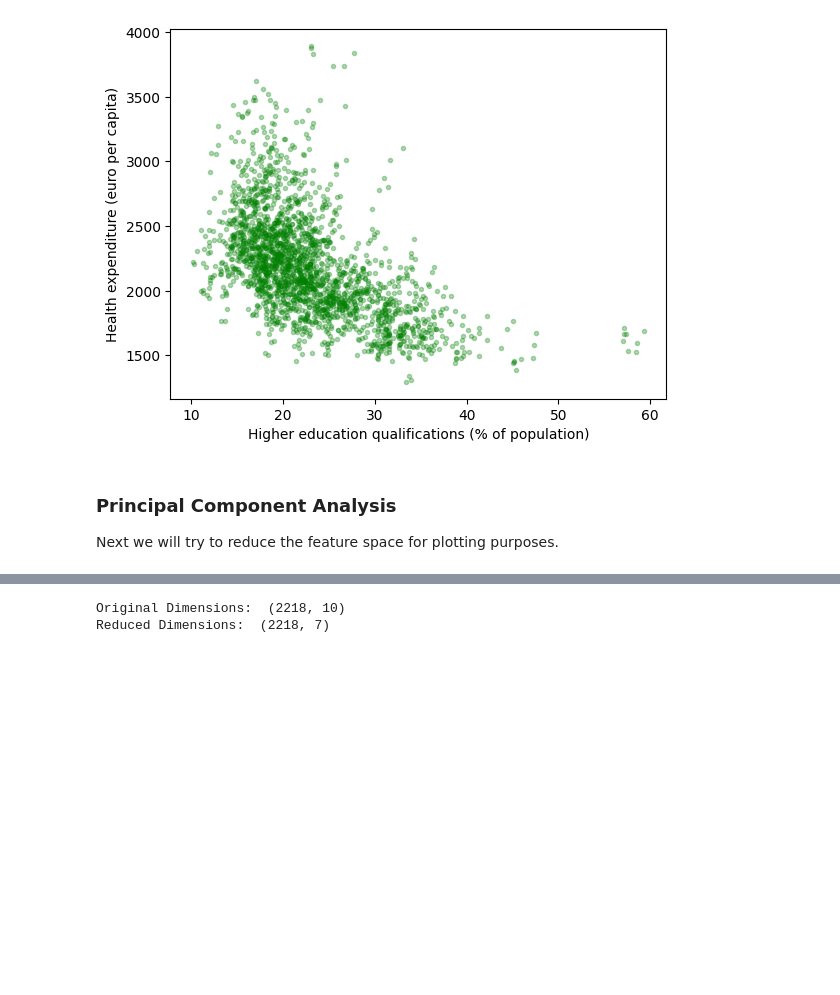
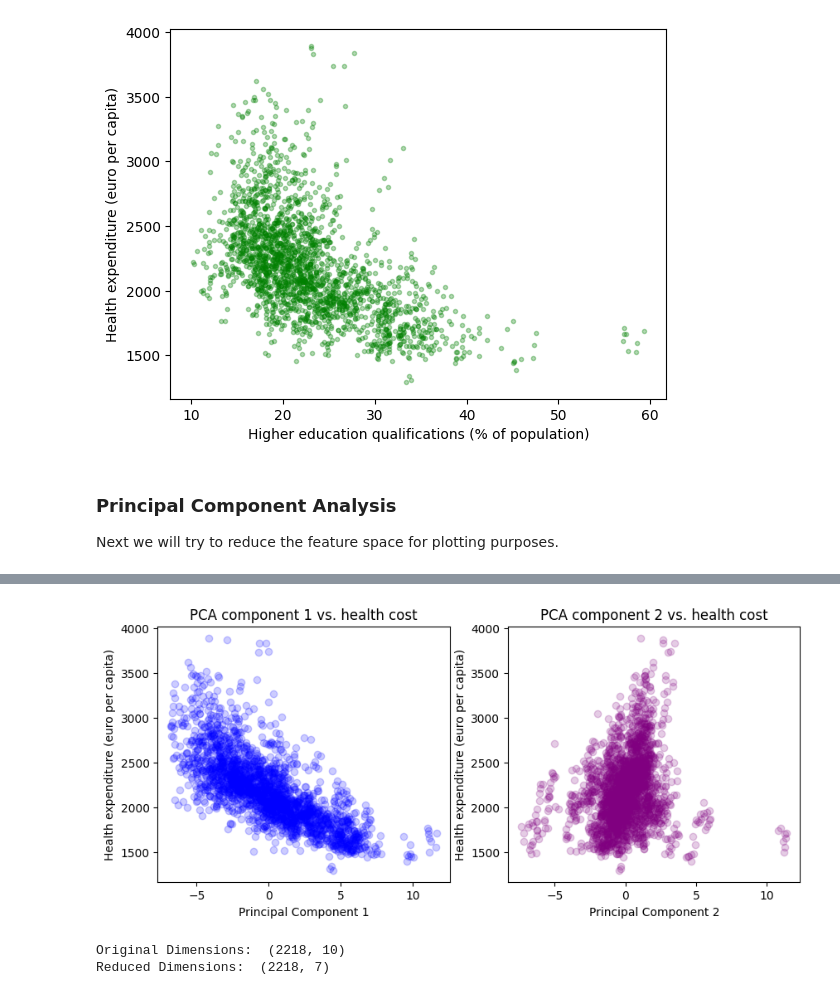
Before and after one commit to AnnaKuokkanen/DataScienceIntro, a Jupyter notebook: intro_to_data_project.ipynb, the cells around one changed output, grey strips where cells are left out. Saved outputs shown, nothing was run; the diff lists cells and outputs as text; code cells hidden in the pictures; blank space fills up the shorter version.

Commit message:
final plots

```diff
--- a/intro_to_data_project.ipynb
+++ b/intro_to_data_project.ipynb
@@ -506,3 +506,21 @@ Variance explained by principle components [0.42390155 0.18627651]
+# %%
+fig, axs = plt.subplots(1, 2, figsize=(10, 4))
+
+plt.subplot(1, 2, 1)
+plt.scatter(principal_df["pca_1"], principal_df["health_cost"], alpha=0.2, color="blue")
+plt.xlabel("Principal Component 1")
+plt.ylabel("Health expenditure (euro per capita)")
+plt.title("PCA component 1 vs. health cost")
+
+plt.subplot(1, 2, 2)
+plt.scatter(principal_df["pca_2"], principal_df["health_cost"], alpha=0.2, color="purple")
+plt.xlabel("Principal Component 2")
+plt.ylabel("Health expenditure (euro per capita)")
+plt.title("PCA component 2 vs. health cost")
+
+plt.savefig('images/psa_scatters.png')
+# %% [output]
+[figure, added]
 # %%
 pca = PCA(n_components = 0.95)
 pca.fit(feature_values)
```
Also changed, not shown: parts of 4 cells of this notebook, 2 other files.
